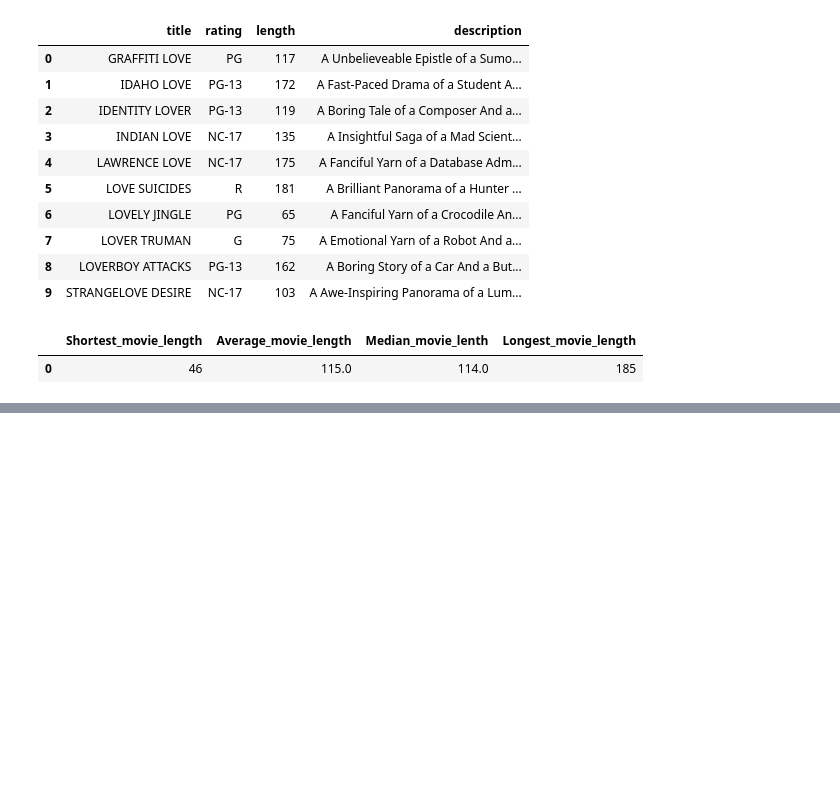
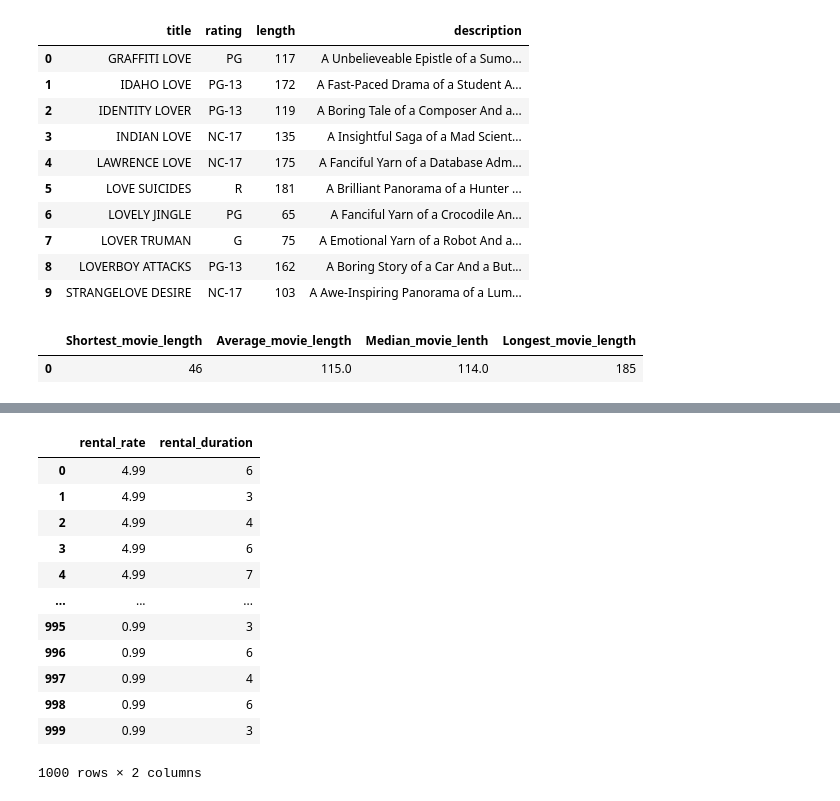
Before and after one commit to LisaYllander92/SQL_LAB_DE25_LisaYllander, a Jupyter notebook: data_analys.ipynb, the cells around one changed output, grey strips where cells are left out. Drawn from its saved outputs; the diff is of its cells as text; code cells hidden in the pictures; blank space fills up the shorter version.

```diff
--- a/data_analys.ipynb
+++ b/data_analys.ipynb
@@ -106,0 +117,22 @@ duckdb.sql("""
+# %%
+# Check if the result above is reasonable
+duckdb.sql("""
+    SELECT
+    rental_rate, rental_duration
+    FROM film
+    ORDER BY rental_rate desc;
+""").df()
+# %% [output]
+|  | rental_rate | rental_duration |
+| 0 | 4.99 | 6 |
+| 1 | 4.99 | 3 |
+| 2 | 4.99 | 4 |
+| 3 | 4.99 | 6 |
+| 4 | 4.99 | 7 |
+| ... | ... | ... |
+| 995 | 0.99 | 3 |
+| 996 | 0.99 | 6 |
+| 997 | 0.99 | 4 |
+| 998 | 0.99 | 6 |
+| 999 | 0.99 | 3 |
+1000 rows × 2 columns
```
Also changed, not shown: parts of 9 cells of this notebook.
